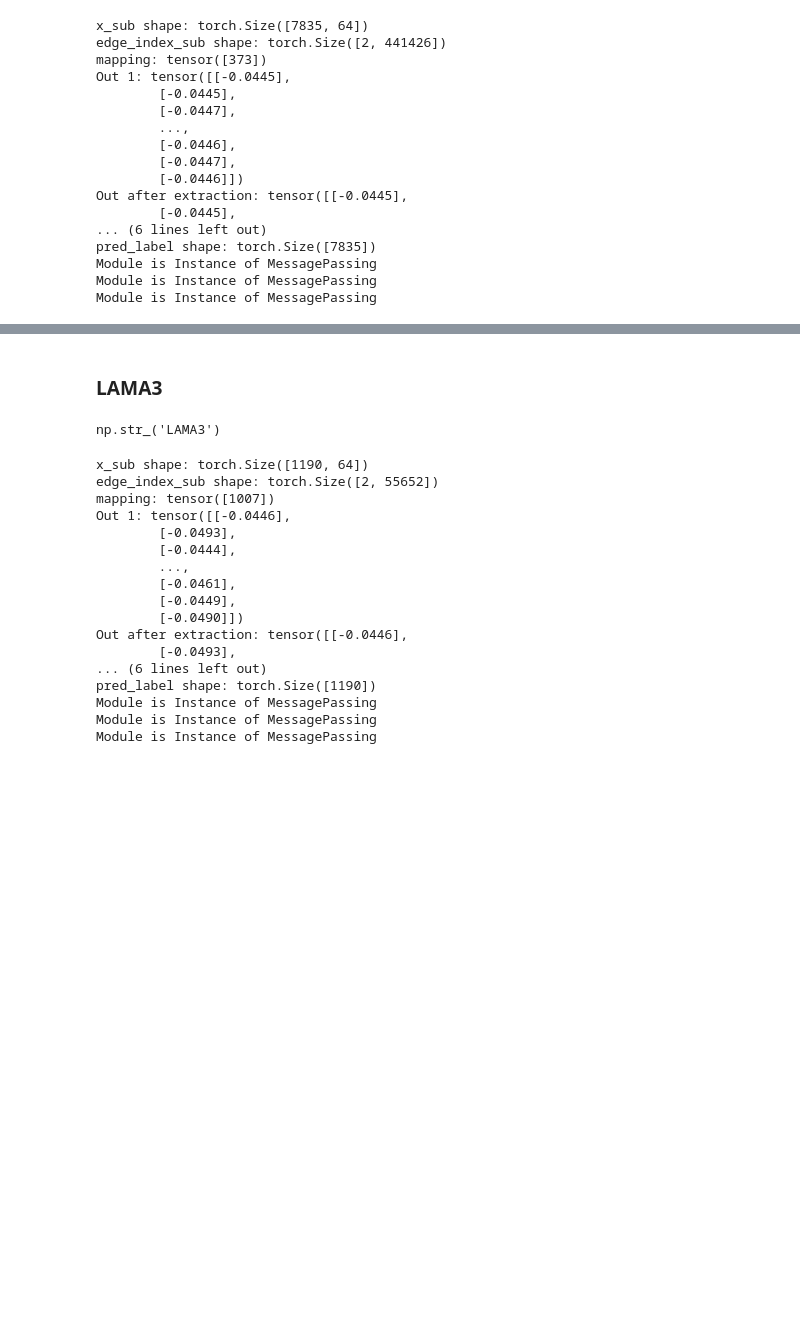
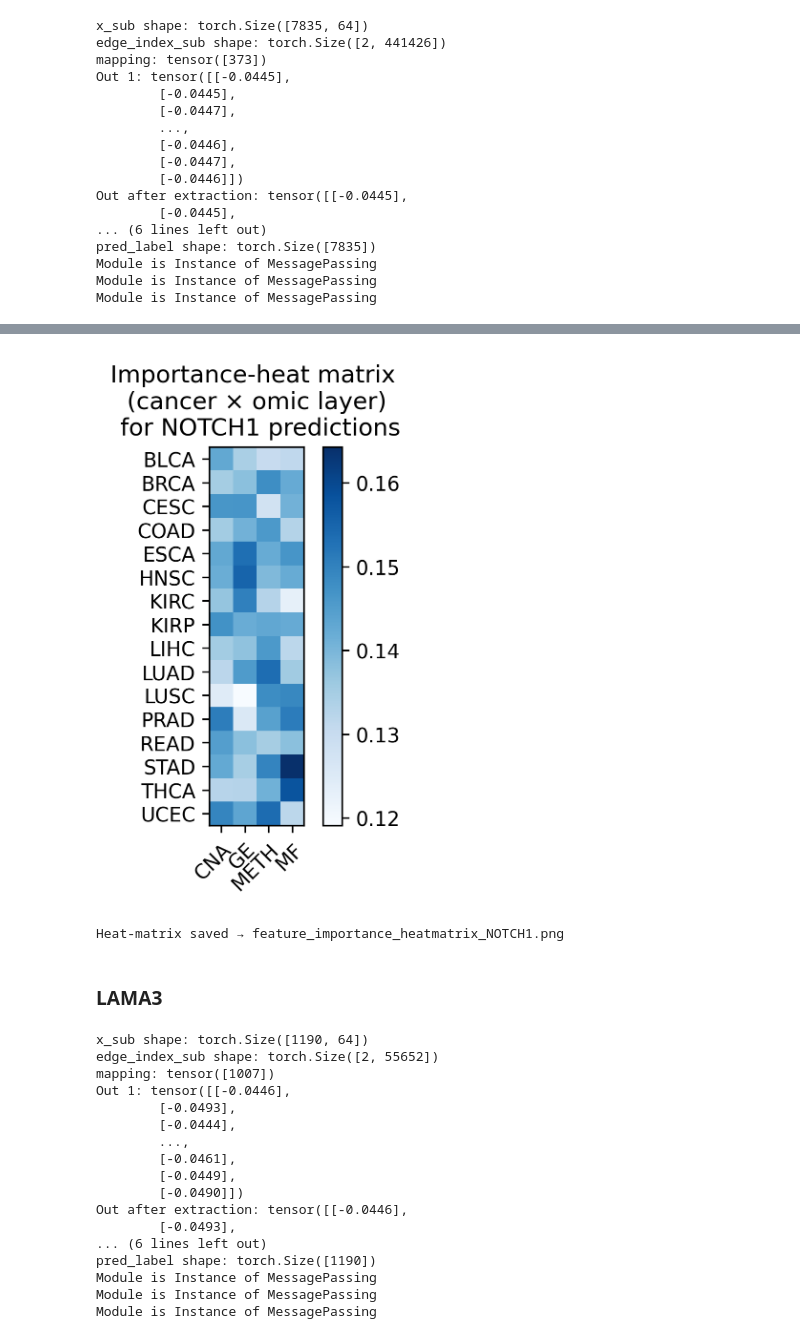
Before and after one commit to martina-occhetta/MORGaN, a Jupyter notebook: notebooks/06_explainer.ipynb, the cells around one changed output, grey strips where cells are left out. Drawn from its saved outputs; the diff is of its cells as text; code cells hidden in the pictures; blank space fills up the shorter version.

```diff
--- a/notebooks/06_explainer.ipynb
+++ b/notebooks/06_explainer.ipynb
@@ -398,7 +475,38 @@ print(df.head(20))
+# %%
+TOP_K        = 20                 # how many bars to keep
+SAVE_PATH    = "../paper/figures/feature_importance_bar_NOTCH1.png"
+DPI          = 300
+# Build a wide matrix: rows = cancer type, columns = layer
+wide_df = (
+    df.assign(
+        layer  = df["feature"].str.split(":").str[0].str.strip(),
+        cancer = df["feature"].str.split(":").str[1].str.strip()
+    )
+    .pivot(index="cancer", columns="layer", values="importance")
+    .fillna(0)
+)
+
+fig2, ax2 = plt.subplots(figsize=(4, 4), dpi=DPI)
+im = ax2.imshow(wide_df.values,
+                cmap="Blues",
+                vmin=df["importance"].min(),
+                vmax=df["importance"].max())
+
+ax2.set_xticks(range(len(wide_df.columns)))
+ax2.set_yticks(range(len(wide_df.index)))
+ax2.set_xticklabels(wide_df.columns)
+ax2.set_yticklabels(wide_df.index)
+
+plt.setp(ax2.get_xticklabels(), rotation=45, ha="right", rotation_mode="anchor", fontsize = 10)
+ax2.set_title("Importance-heat matrix \n (cancer × omic layer) \n for NOTCH1 predictions",  fontsize = 12)
+fig2.colorbar(im, ax=ax2, fraction=0.046, pad=0.04)
+fig2.tight_layout()
+fig2.savefig("../paper/figures/feature_importance_heatmatrix_NOTCH1.png", dpi=DPI, bbox_inches="tight")
+plt.show()
+print("Heat-matrix saved → feature_importance_heatmatrix_NOTCH1.png")
+# %% [output]
+[figure, added]
+Heat-matrix saved → feature_importance_heatmatrix_NOTCH1.png
 # %% [markdown]
 ### **LAMA3**
-# %%
-graph.name[10660]
-# %% [output]
-np.str_('LAMA3')
 # %%
```
Also changed, not shown: parts of 33 cells of this notebook, 7 other files.
